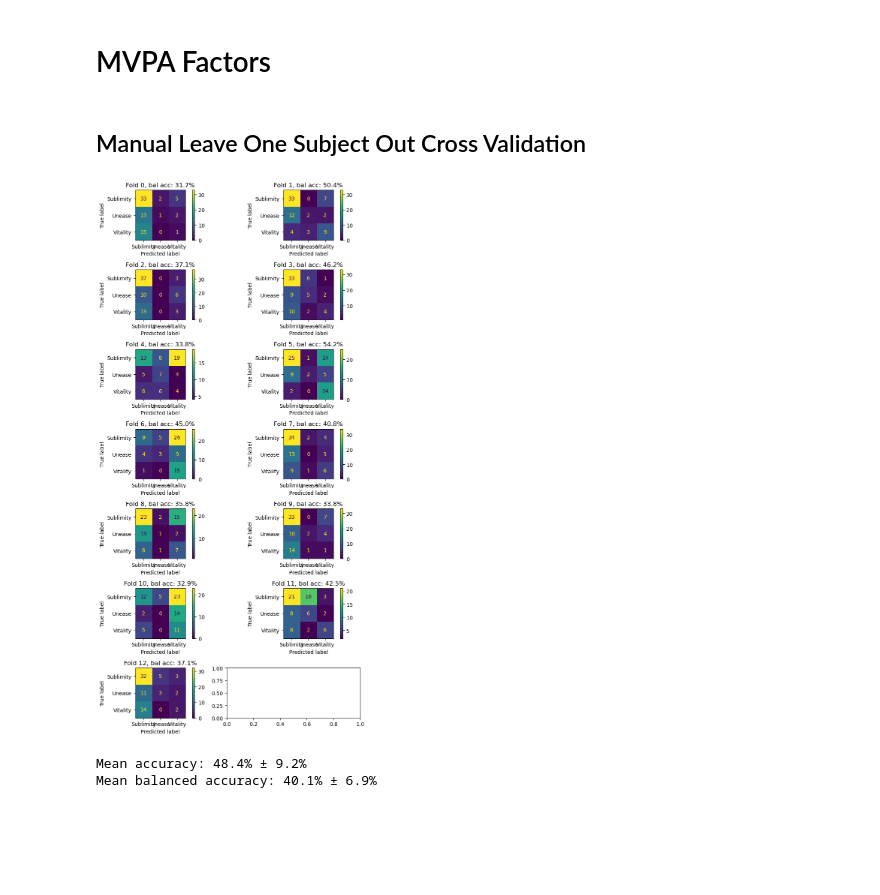
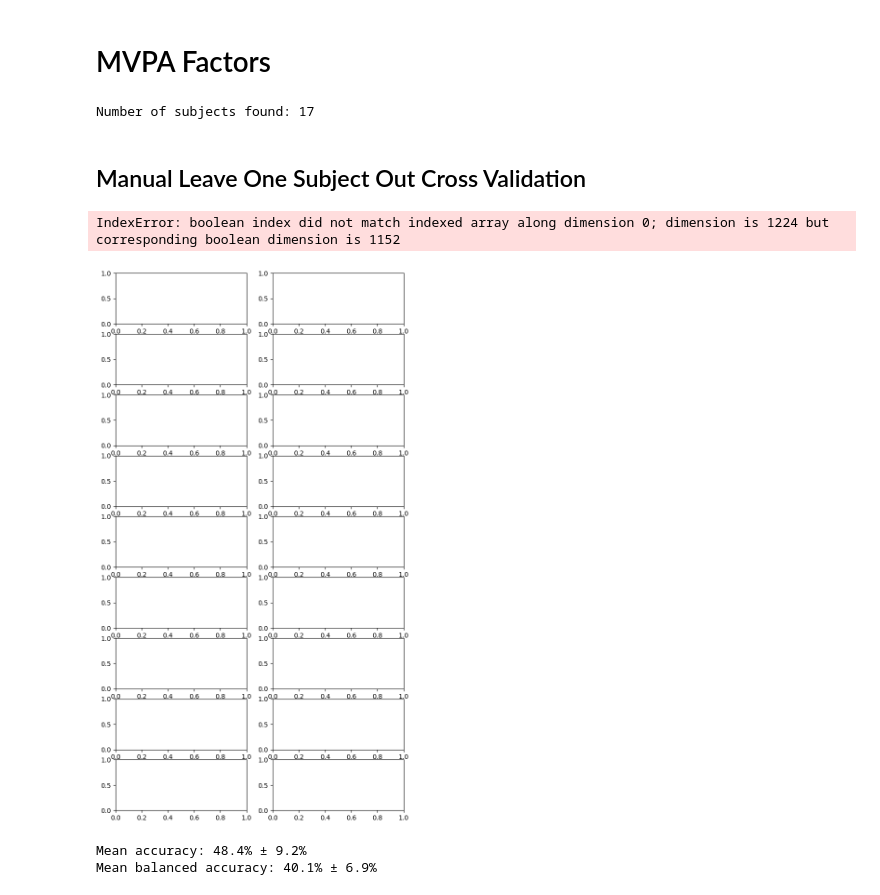
Before and after one commit to CIBIT-UC/brainplayback_task02, a Jupyter notebook: mvpa_02_factors/mvpa.ipynb, the cells around one changed output. Saved outputs shown, nothing was run; the diff lists cells and outputs as text; code cells hidden in the pictures; blank space fills up the shorter version.

```diff
--- a/mvpa_02_factors/mvpa.ipynb
+++ b/mvpa_02_factors/mvpa.ipynb
@@ -25,6 +25,13 @@ dataset_files.sort()
 # find all *_trial_types.txt files in dataset_dir
 label_files = [os.path.join(dataset_dir, f) for f in os.listdir(dataset_dir) if f.endswith('_factors_trial_types.txt') & f.startswith('sub-')]
 label_files.sort()
+# %%
+# get number of subjects
+nRunsPerSub = 4
+n_subjects = len(dataset_files) / nRunsPerSub
+print('Number of subjects found: %d' % n_subjects)
+# %% [output]
+Number of subjects found: 17
 # %%
 # concatenate all datasets
 D = nb.concat_images(dataset_files, axis=3)
@@ -37,13 +44,13 @@ labels = np.array([l[:-2] for l in labels])
 # %%
 # Load mask
 #masker = NiftiMasker(mask_img=mask_brain_file, standardize=False, detrend=False)
-#masker = NiftiMasker(mask_img=mask_gm_file, standardize=False, detrend=False)
-masker = NiftiMasker(mask_img=mask_stab_file, standardize=False, detrend=False)
+masker = NiftiMasker(mask_img=mask_gm_file, standardize=False, detrend=False)
+#masker = NiftiMasker(mask_img=mask_stab_file, standardize=False, detrend=False)
 samples = masker.fit_transform(D)
 # %%
 # generate an array of chunk labels
 # 13 subjects, 9 x 2 music for each of the 4 runs
-chunks = np.repeat(np.arange(1,14), 9*2*4)
+chunks = np.repeat(np.arange(1,n_subjects), 9*2*4)
 # %%
 # Let's specify the classifier
 from sklearn.svm import LinearSVC
@@ -55,36 +62,37 @@ from sklearn.metrics import ConfusionMatrixDisplay, balanced_accuracy_score
 import matplotlib.pyplot as plt
 %matplotlib inline
 
-n_folds = 13
+n_folds = int(n_subjects)
 acc_array = np.zeros(n_folds)
 acc_bal_array = np.zeros(n_folds)
 
-fig, ax = plt.subplots(7, 2, figsize=(8, 15))
+fig, ax = plt.subplots(9, 2, figsize=(8, 15))
 
 for ff in range(n_folds):
     # split the data into training and test set
     train_mask = chunks != ff+1
     test_mask = chunks == ff+1
 
     X_train = samples[train_mask]
     y_train = labels[train_mask]
     X_test = samples[test_mask]
     y_test = labels[test_mask]
 
     clf.fit(X_train, y_train)
     y_pred = clf.predict(X_test)
 
     # Compute the prediction accuracy for the different labels
     acc_array[ff] = (y_pred == y_test).mean()
     acc_bal_array[ff] = balanced_accuracy_score(y_test, y_pred)
 
     # Confusion matrix plots
     ConfusionMatrixDisplay.from_estimator(clf, X_test, y_test, ax=ax[ff // 2, ff % 2])
     ax[ff // 2, ff % 2].set_title(f"Fold {ff}, bal acc: {acc_bal_array[ff]*100:0.1f}%")
 
 plt.tight_layout()
 # %% [output]
+IndexError: boolean index did not match indexed array along dimension 0; dimension is 1224 but corresponding boolean dimension is 1152
-[figure, old version]
+[figure, new version]
 # %%
 print(f"Mean accuracy: {acc_array.mean()*100:0.1f}% \u00B1 {acc_array.std()*100:0.1f}%")
 print(f"Mean balanced accuracy: {acc_bal_array.mean()*100:0.1f}% \u00B1 {acc_bal_array.std()*100:0.1f}%")
```
Also changed, not shown: 7 other files.
